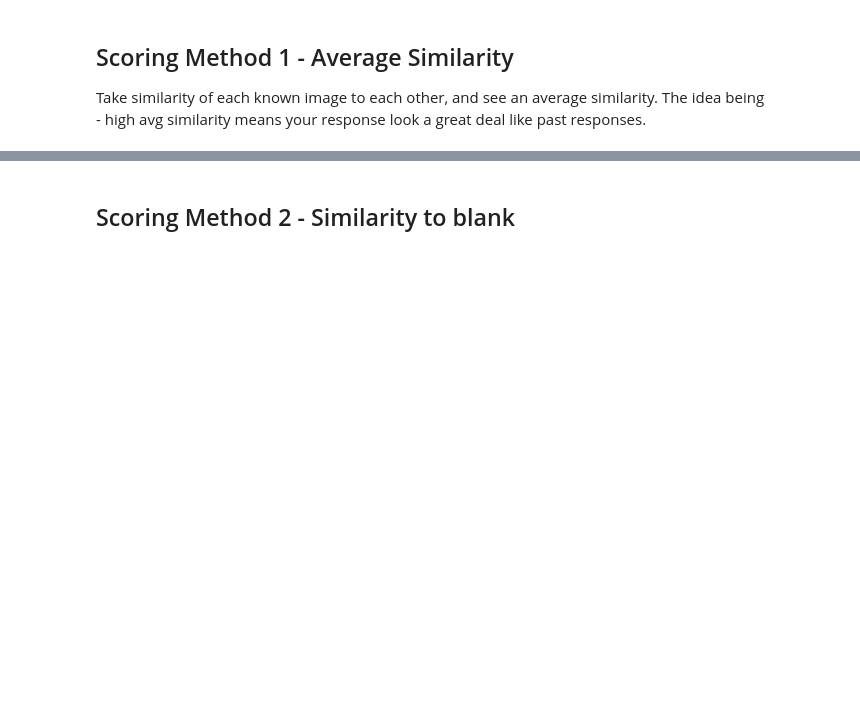
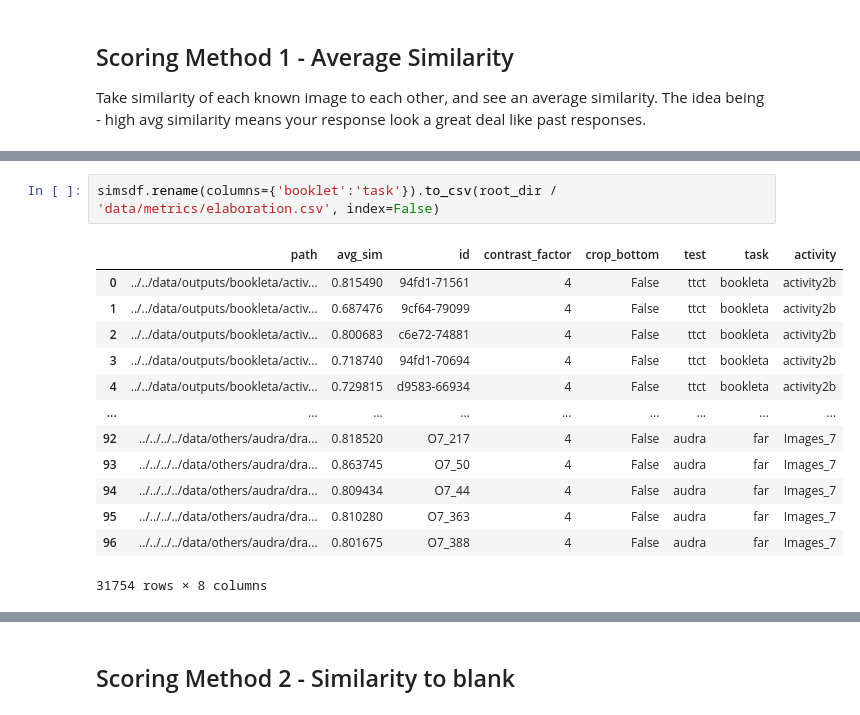
Before and after one commit to massivetexts/motes-figural, a Jupyter notebook: notebooks/measures/unsupervised-figural.ipynb, the cells around one changed output, grey strips where cells are left out. Cells and saved outputs as stored; diff of their text form; blank space fills up the shorter version.

```diff
--- a/notebooks/measures/unsupervised-figural.ipynb
+++ b/notebooks/measures/unsupervised-figural.ipynb
@@ -106 +123,17 @@ df2.sample()
+# %%
+simsdf.rename(columns={'booklet':'task'}).to_csv(root_dir / 'data/metrics/elaboration.csv', index=False)
+# %% [output]
+|  | path | avg_sim | id | contrast_factor | crop_bottom | test | task | activity |
+| 0 | ../../data/outputs/bookleta/activ... | 0.815490 | 94fd1-71561 | 4 | False | ttct | bookleta | activity2b |
+| 1 | ../../data/outputs/bookleta/activ... | 0.687476 | 9cf64-79099 | 4 | False | ttct | bookleta | activity2b |
+| 2 | ../../data/outputs/bookleta/activ... | 0.800683 | c6e72-74881 | 4 | False | ttct | bookleta | activity2b |
+| 3 | ../../data/outputs/bookleta/activ... | 0.718740 | 94fd1-70694 | 4 | False | ttct | bookleta | activity2b |
+| 4 | ../../data/outputs/bookleta/activ... | 0.729815 | d9583-66934 | 4 | False | ttct | bookleta | activity2b |
+| ... | ... | ... | ... | ... | ... | ... | ... | ... |
+| 92 | ../../../../data/others/audra/dra... | 0.818520 | O7_217 | 4 | False | audra | far | Images_7 |
+| 93 | ../../../../data/others/audra/dra... | 0.863745 | O7_50 | 4 | False | audra | far | Images_7 |
+| 94 | ../../../../data/others/audra/dra... | 0.809434 | O7_44 | 4 | False | audra | far | Images_7 |
+| 95 | ../../../../data/others/audra/dra... | 0.810280 | O7_363 | 4 | False | audra | far | Images_7 |
+| 96 | ../../../../data/others/audra/dra... | 0.801675 | O7_388 | 4 | False | audra | far | Images_7 |
+31754 rows × 8 columns
 # %%
```
Also changed, not shown: parts of 26 cells of this notebook, 6 other files.
